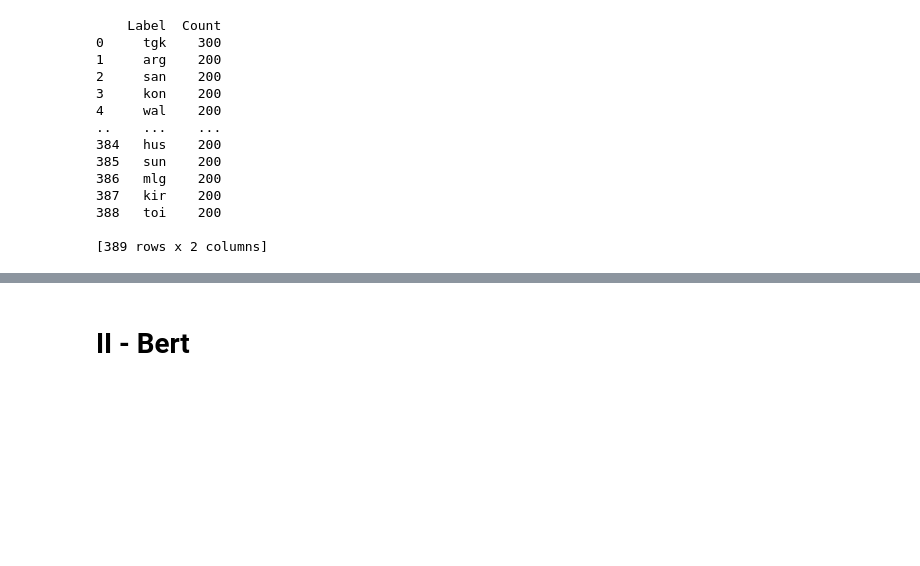
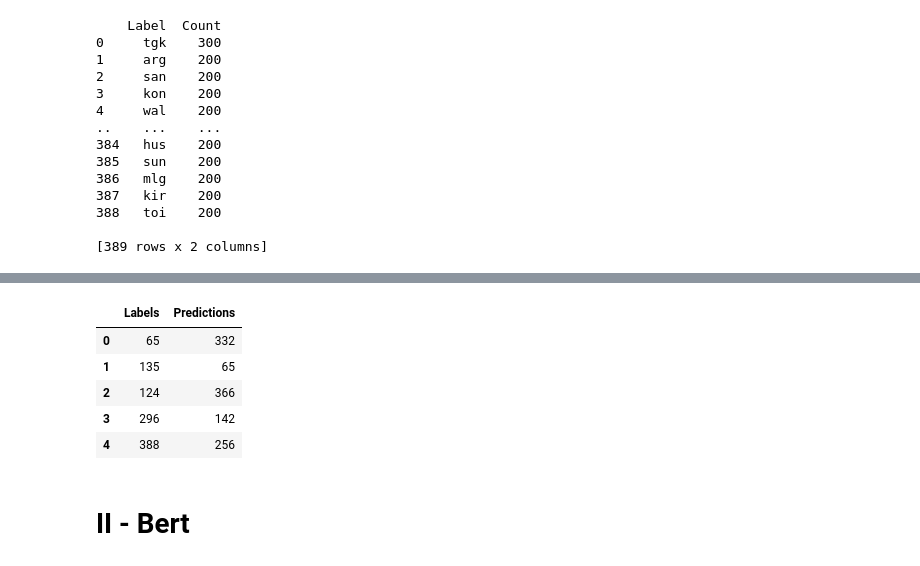
Before and after one commit to louislhotte/nlp-cs-2025, a Jupyter notebook: kaggle_v2.ipynb, the cells around one changed output, grey strips where cells are left out. Saved outputs shown, nothing was run; the diff lists cells and outputs as text; code cells hidden in the pictures; blank space fills up the shorter version.

```diff
--- a/kaggle_v2.ipynb
+++ b/kaggle_v2.ipynb
@@ -154,3 +168,13 @@ Epoch 1 Step 110 Loss 6.2500
+# %%
+dataframe = pd.DataFrame({'Labels': all_labels, 'Predictions': all_preds})
+dataframe.head()
+# %% [output]
+|  | Labels | Predictions |
+| 0 | 65 | 332 |
+| 1 | 135 | 65 |
+| 2 | 124 | 366 |
+| 3 | 296 | 142 |
+| 4 | 388 | 256 |
 # %% [markdown]
 # II - Bert
 # %%
```
Also changed, not shown: parts of 4 cells of this notebook.
